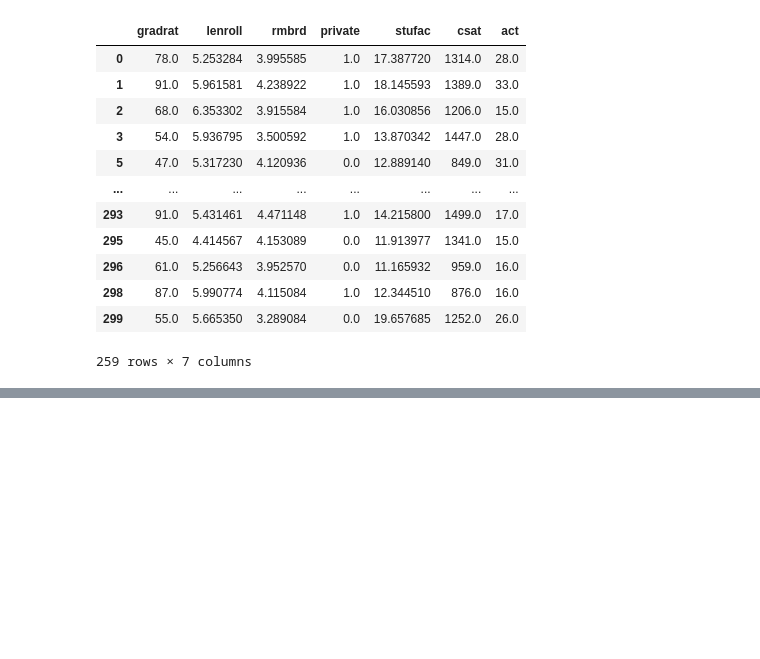
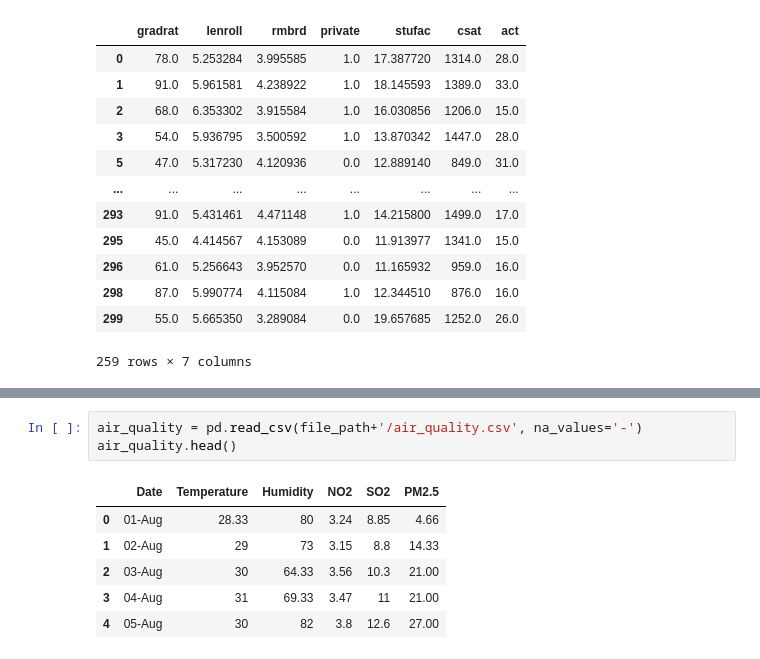
Before and after one commit to Haris-09/Python-Programming, a Jupyter notebook: handling_missing_values.ipynb, the cells around one changed output, grey strips where cells are left out. Drawn from its saved outputs; the diff is of its cells as text; blank space fills up the shorter version.

```diff
--- a/handling_missing_values.ipynb
+++ b/handling_missing_values.ipynb
@@ -250,0 +294,10 @@ college.dropna(axis=0)
+# %%
+air_quality = pd.read_csv(file_path+'/air_quality.csv', na_values='-')
+air_quality.head()
+# %% [output]
+|  | Date | Temperature | Humidity | NO2 | SO2 | PM2.5 |
+| 0 | 01-Aug | 28.33 | 80 | 3.24 | 8.85 | 4.66 |
+| 1 | 02-Aug | 29 | 73 | 3.15 | 8.8 | 14.33 |
+| 2 | 03-Aug | 30 | 64.33 | 3.56 | 10.3 | 21.00 |
+| 3 | 04-Aug | 31 | 69.33 | 3.47 | 11 | 21.00 |
+| 4 | 05-Aug | 30 | 82 | 3.8 | 12.6 | 27.00 |
```
Also changed, not shown: parts of 5 cells of this notebook.
